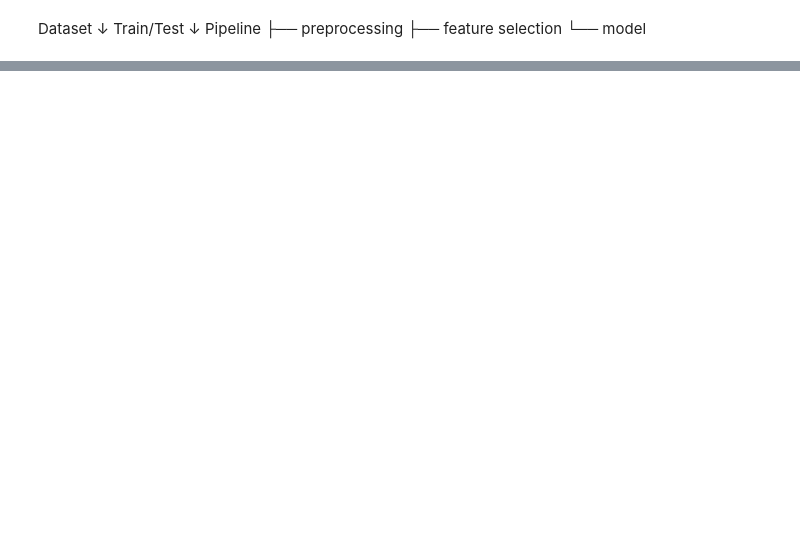
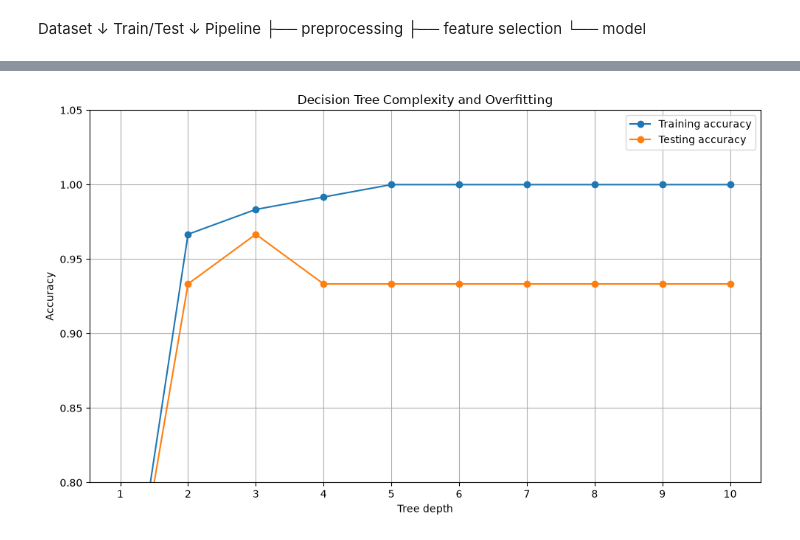
Before and after one commit to Maha-bio/bioinformatics-ml-iris, a Jupyter notebook: notebooks/02_model_comparison.ipynb, the cells around one changed output, grey strips where cells are left out. Drawn from its saved outputs; the diff is of its cells as text; code cells hidden in the pictures; blank space fills up the shorter version.

Commit message:
Add overfitting analysis

```diff
--- a/notebooks/02_model_comparison.ipynb
+++ b/notebooks/02_model_comparison.ipynb
@@ -399,3 +406,22 @@ Pipeline
    ├── preprocessing
    ├── feature selection
    └── model
+# %%
+from sklearn.tree import DecisionTreeClassifier
+from sklearn.metrics import accuracy_score
+
+overfit_tree = DecisionTreeClassifier(
+    max_depth=None,
+    random_state=42
+)
+
+overfit_tree.fit(X_train, y_train)
+
+train_pred = overfit_tree.predict(X_train)
+test_pred = overfit_tree.predict(X_test)
+
+train_accuracy = accuracy_score(y_train, train_pred)
+test_accuracy = accuracy_score(y_test, test_pred)
+
+print(f"Training accuracy: {train_accuracy:.2%}")
+print(f"Testing accuracy:  {test_accuracy:.2%}")
@@ -401,0 +489,39 @@ Pipeline
+# %%
+plt.figure(figsize=(10, 6))
+
+plt.plot(
+    depths,
+    train_scores,
+    marker="o",
+    label="Training accuracy"
+)
+
+plt.plot(
+    depths,
+    test_scores,
+    marker="o",
+    label="Testing accuracy"
+)
+
+plt.xlabel("Tree depth")
+plt.ylabel("Accuracy")
+plt.title("Decision Tree Complexity and Overfitting")
+
+plt.xticks(list(depths))
+plt.ylim(0.8, 1.05)
+
+plt.legend()
+plt.grid(True)
+
+plt.tight_layout()
+
+plt.savefig(
+    "../results/figures/decision_tree_overfitting.png",
+    dpi=300,
+    bbox_inches="tight"
+)
+
+plt.show()
+plt.close()
+# %% [output]
+[figure, added]
```
Also changed, not shown: parts of 6 cells of this notebook.
